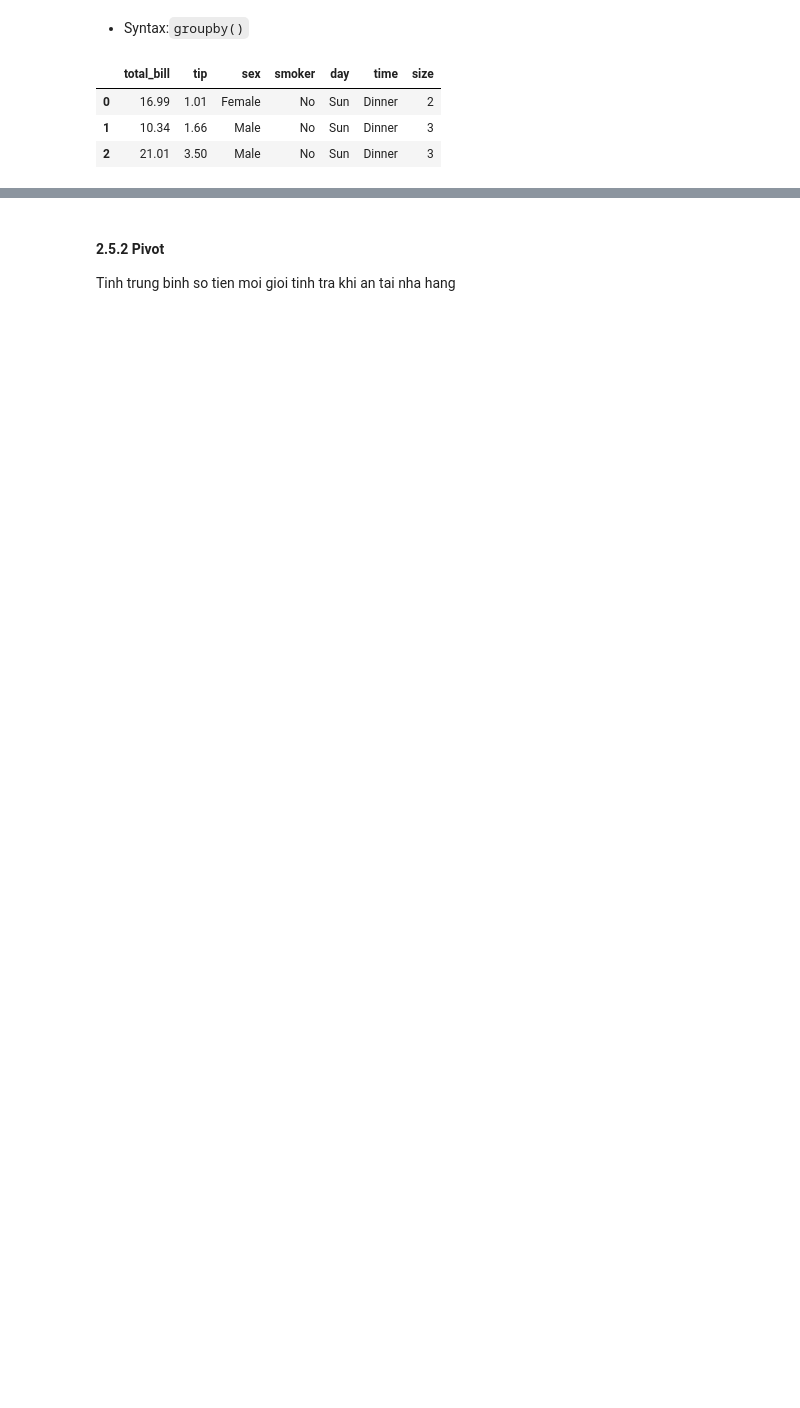
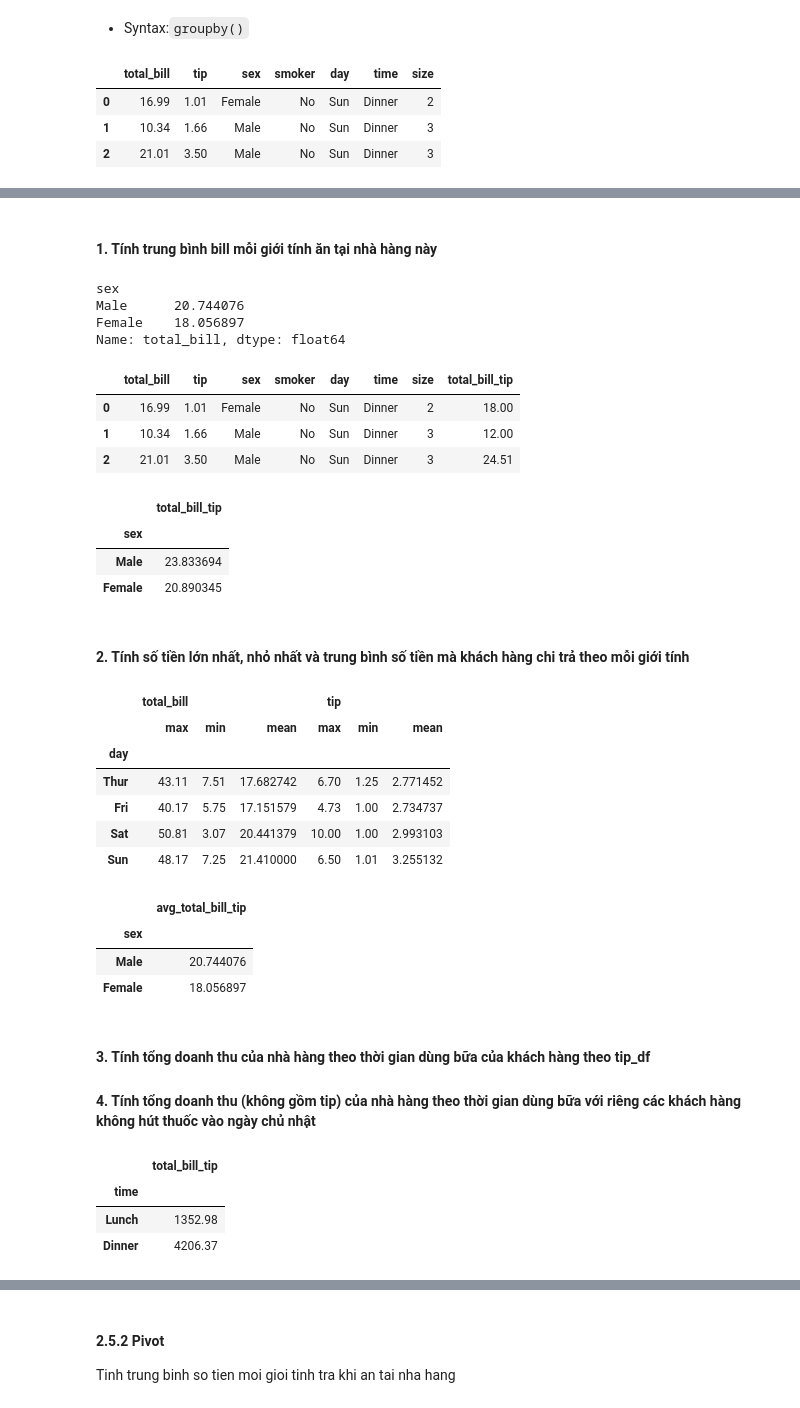
Before and after one commit to honghanhh/mci_python_33a8_l1, a Jupyter notebook: Live Slides/Live Lecture 5/longnt_Live_Lecture_05.ipynb, the cells around one changed output, grey strips where cells are left out. Drawn from its saved outputs; the diff is of its cells as text; code cells hidden in the pictures; blank space fills up the shorter version.

```diff
--- a/Live Slides/Live Lecture 5/longnt_Live_Lecture_05.ipynb
+++ b/Live Slides/Live Lecture 5/longnt_Live_Lecture_05.ipynb
@@ -494,0 +452,53 @@ tips_df[(tips_df['smoker']=='No')&(tips_df['day']=='Sun')].groupby('time').total
+# %% [markdown]
+#### 1. Tính trung bình bill mỗi giới tính ăn tại nhà hàng này
+# %%
+tips_df.groupby('sex').total_bill.mean()
+# %% [output]
+sex
+Male      20.744076
+Female    18.056897
+Name: total_bill, dtype: float64
+# %%
+tips_df['total_bill_tip'] = tips_df['total_bill']+tips_df['tip']
+tips_df.head(3)
+# %% [output]
+|  | total_bill | tip | sex | smoker | day | time | size | total_bill_tip |
+| 0 | 16.99 | 1.01 | Female | No | Sun | Dinner | 2 | 18.00 |
+| 1 | 10.34 | 1.66 | Male | No | Sun | Dinner | 3 | 12.00 |
+| 2 | 21.01 | 3.50 | Male | No | Sun | Dinner | 3 | 24.51 |
+# %%
+tips_df.groupby('sex').total_bill_tip.mean().to_frame()
+# %% [output]
+|  | total_bill_tip |
+| sex |  |
+| Male | 23.833694 |
+| Female | 20.890345 |
+# %% [markdown]
+#### 2. Tính số tiền lớn nhất, nhỏ nhất và trung bình số tiền mà khách hàng chi trả theo mỗi giới tính
+# %%
+tips_df.groupby('day').agg({'total_bill':['max','min','mean'],'tip':['max','min','mean']})
+# %% [output]
+|  | total_bill |  |  | tip |  |  |
+|  | max | min | mean | max | min | mean |
+| day |  |  |  |  |  |  |
+| Thur | 43.11 | 7.51 | 17.682742 | 6.70 | 1.25 | 2.771452 |
+| Fri | 40.17 | 5.75 | 17.151579 | 4.73 | 1.00 | 2.734737 |
+| Sat | 50.81 | 3.07 | 20.441379 | 10.00 | 1.00 | 2.993103 |
+| Sun | 48.17 | 7.25 | 21.410000 | 6.50 | 1.01 | 3.255132 |
+# %%
+tips_df.groupby('sex').agg(avg_total_bill_tip=('total_bill','mean'))
+# %% [output]
+|  | avg_total_bill_tip |
+| sex |  |
+| Male | 20.744076 |
+| Female | 18.056897 |
+# %% [markdown]
+#### 3. Tính tổng doanh thu của nhà hàng theo thời gian dùng bữa của khách hàng theo tip_df
+#### 4. Tính tổng doanh thu (không gồm tip) của nhà hàng theo thời gian dùng bữa với riêng các khách hàng không hút thuốc vào ngày chủ nhật
+# %%
+tips_df.groupby('time').total_bill_tip.sum().to_frame()
+# %% [output]
+|  | total_bill_tip |
+| time |  |
+| Lunch | 1352.98 |
+| Dinner | 4206.37 |
```
Also changed, not shown: parts of 64 cells of this notebook, 11 other files.
